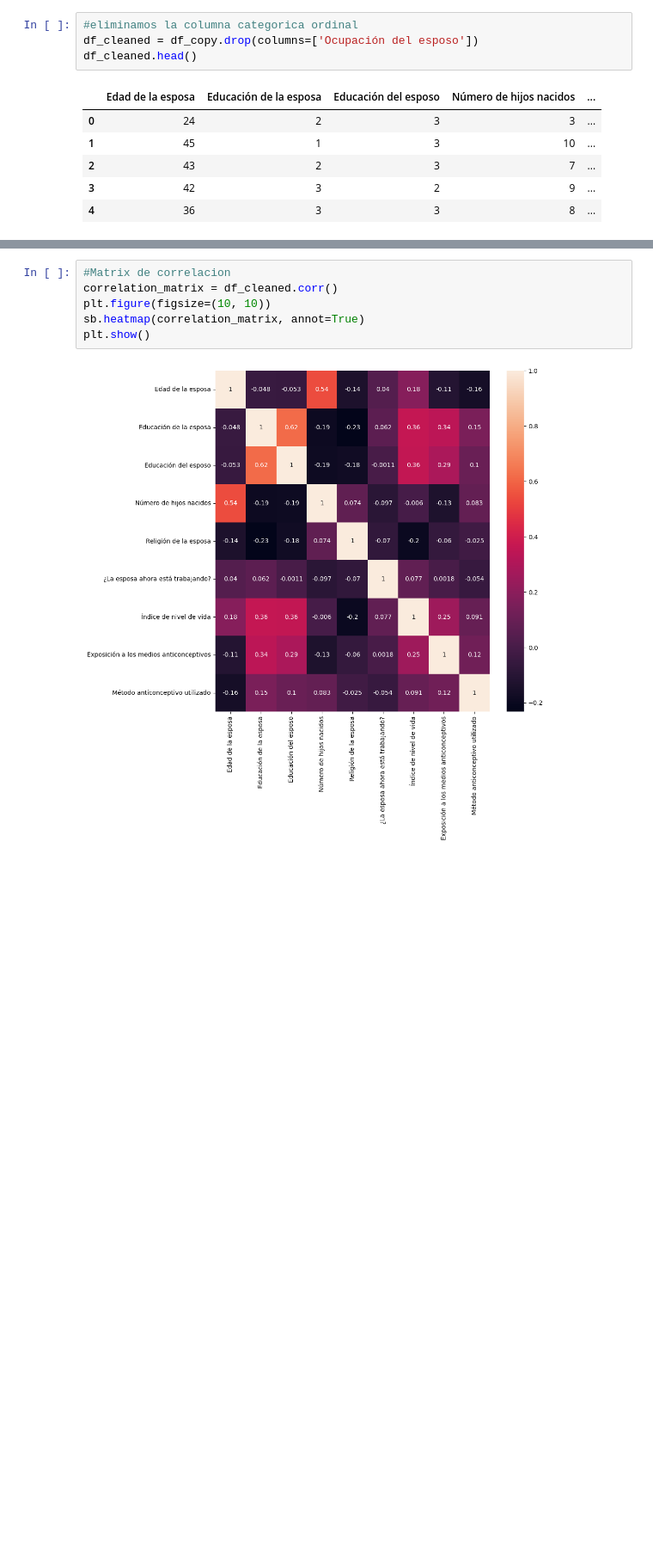
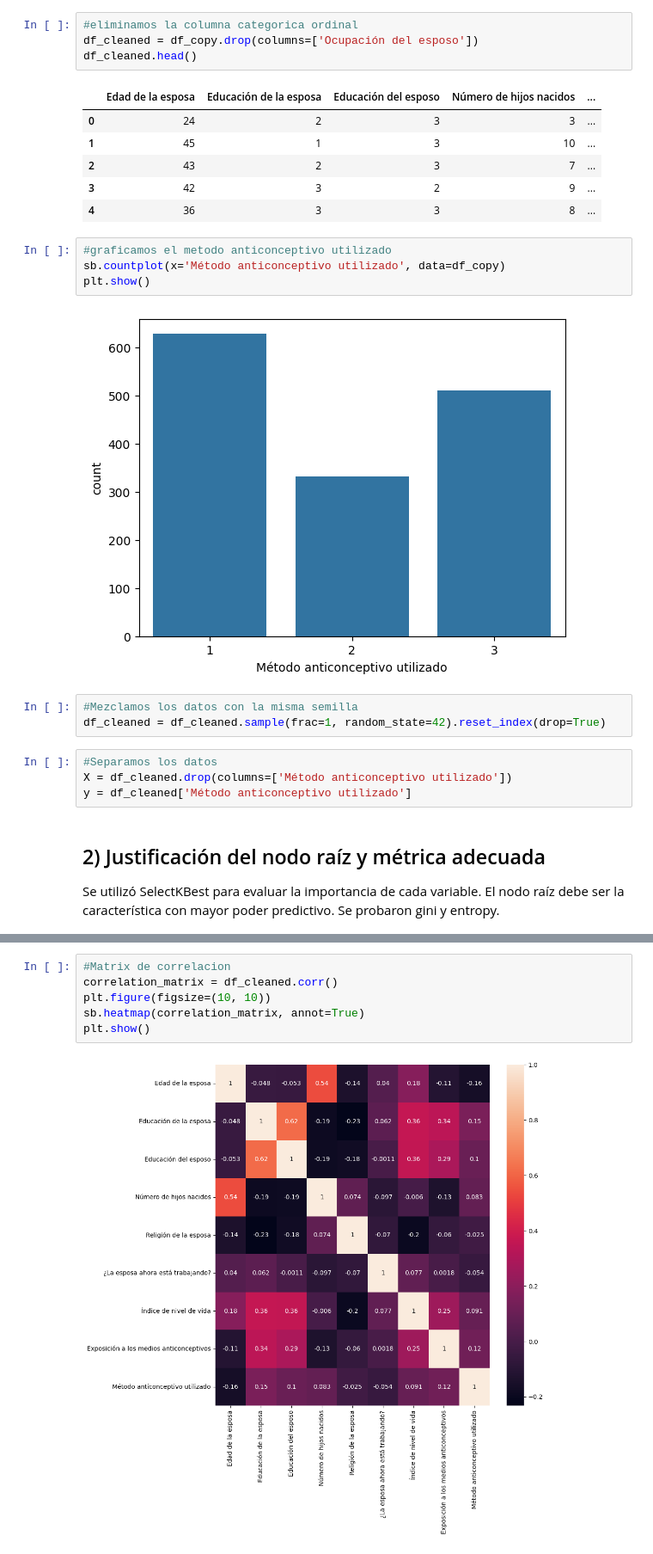
Before and after one commit to Straver00/MP03, a Jupyter notebook: MP03.ipynb, the cells around one changed output, grey strips where cells are left out. Shown: that part at 86% size. Cells and saved outputs as stored; diff of their text form; blank space fills up the shorter version.

```diff
--- a/MP03.ipynb
+++ b/MP03.ipynb
@@ -63,3 +78,19 @@ df_cleaned.head()
 | 2 | 43 | 2 | 3 | 7 | ... |
 | 3 | 42 | 3 | 2 | 9 | ... |
 | 4 | 36 | 3 | 3 | 8 | ... |
+# %%
+#graficamos el metodo anticonceptivo utilizado
+sb.countplot(x='Método anticonceptivo utilizado', data=df_copy)
+plt.show()
+# %% [output]
+[figure, added]
+# %%
+#Mezclamos los datos con la misma semilla
+df_cleaned = df_cleaned.sample(frac=1, random_state=42).reset_index(drop=True)
+# %%
+#Separamos los datos
+X = df_cleaned.drop(columns=['Método anticonceptivo utilizado'])
+y = df_cleaned['Método anticonceptivo utilizado']
+# %% [markdown]
+<h2>2) Justificación del nodo raíz y métrica adecuada</h2>
+Se utilizó SelectKBest para evaluar la importancia de cada variable. El nodo raíz debe ser la característica con mayor poder predictivo. Se probaron gini y entropy.
```
Also changed, not shown: parts of 27 cells of this notebook, 3 other files.
